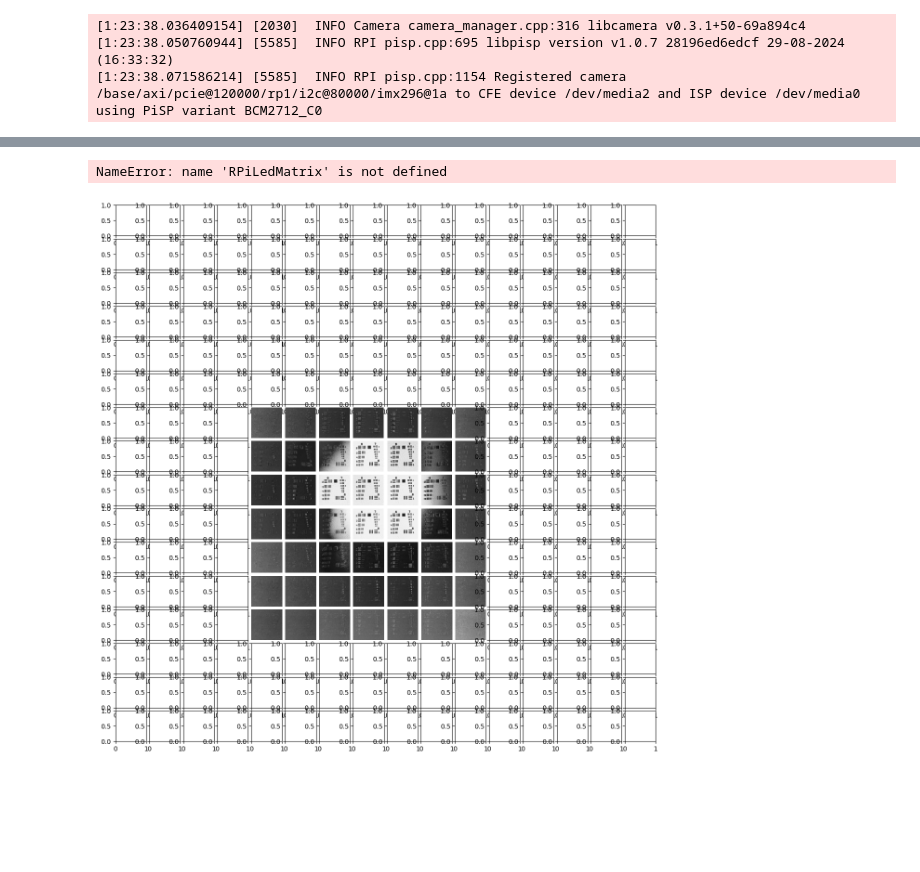
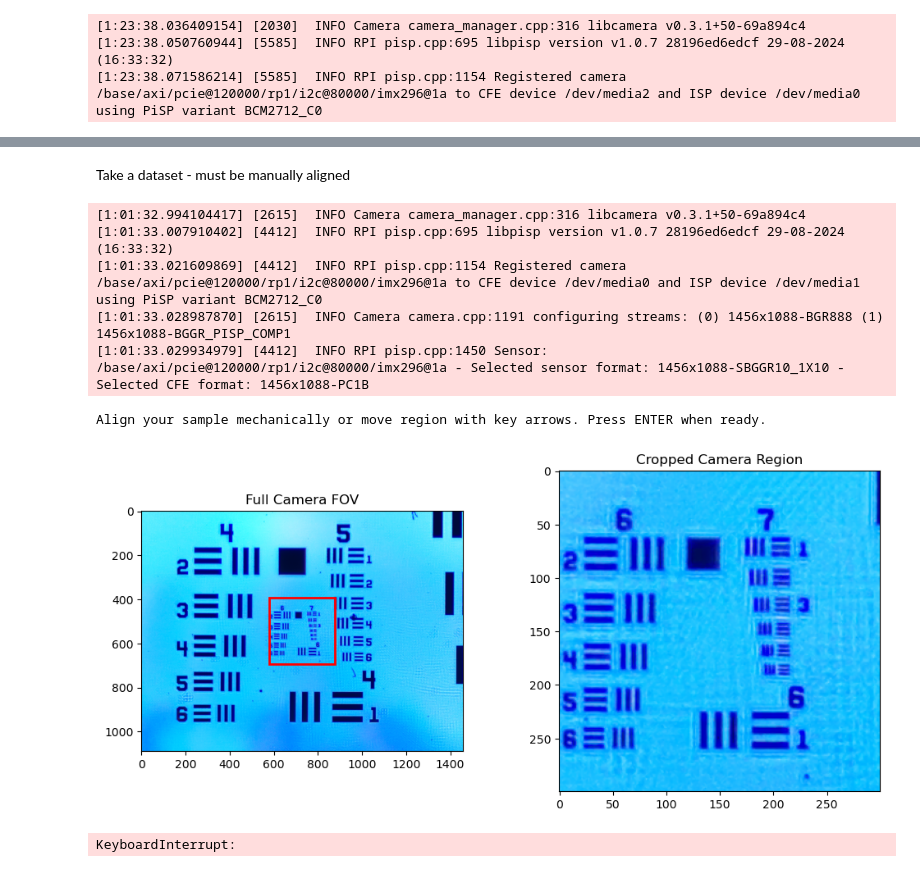
Before and after one commit to willtaylor072/Will_Taylor_FPM_4YP-main, a Jupyter notebook: gather_data.ipynb, the cells around one changed output, grey strips where cells are left out. Cells and saved outputs as stored; diff of their text form; code cells hidden in the pictures; blank space fills up the shorter version.

```diff
--- a/gather_data.ipynb
+++ b/gather_data.ipynb
@@ -163,3 +44,5 @@ def LED_spiral(n, x_offset=0, y_offset=0):
+# %% [markdown]
+Take a dataset - must be manually aligned
 # %%
 # Gather grayscale images for Fourier ptychography
 output_folder = 'data/' # should be an empty folder
@@ -177,56 +60,39 @@ camera = Picamera2()
 still_config = camera.create_still_configuration(main={'size':(1456,1088)}, controls = {'ExposureTime':exposure, "AnalogueGain": 1})
 camera.configure(still_config)
 camera.start()
 
-x,y = LED_spiral(gridSize, x_offset=0, y_offset=0) # generates arrays for x and y to turn on LEDs in spiral pattern
+x,y = fpm.LED_spiral(gridSize, x_offset=0, y_offset=1) # generates arrays for x and y to turn on LEDs in spiral pattern
 
 # # take a brightfield image for comparison
 # led_matrix.show_circle(radius=2, color='white', brightness=1 )
 # time.sleep(1)
 # img_arr = camera.capture_array()[crop_start_y:crop_start_y+crop_size,crop_start_x:crop_start_x+crop_size] # capture and crop
 # img_pil = Image.fromarray(img_arr) # convert to pillow object
 # img_pil_gray = img_pil.convert('L') # convert to grayscale
 # img_path = os.path.join(output_folder, 'brightfield.png') # create path name
 # img_pil_gray.save(img_path, format='PNG') # save as png
 
 # take fpm images
 for i in range(len(x)):
         led_matrix.show_pixel(x[i],y[i],brightness=1)
         time.sleep(0.1) # short pause for LED
         img_arr = camera.capture_array()[crop_start_y:crop_start_y+crop_size,crop_start_x:crop_start_x+crop_size] # capture and crop
         img_pil = Image.fromarray(img_arr) # convert to pillow object
         img_pil_gray = img_pil.convert('L') # convert to grayscale
 
         img_path = os.path.join(output_folder, f'image_{i}.png') # create path name
         img_pil_gray.save(img_path, format='PNG') # save as png
 
 
 led_matrix.off()
 camera.stop()
 camera.close()
 # %% [output]
-NameError: name 'RPiLedMatrix' is not defined
+[1:01:32.994104417] [2615]  INFO Camera camera_manager.cpp:316 libcamera v0.3.1+50-69a894c4
+[1:01:33.007910402] [4412]  INFO RPI pisp.cpp:695 libpisp version v1.0.7 28196ed6edcf 29-08-2024 (16:33:32)
+[1:01:33.021609869] [4412]  INFO RPI pisp.cpp:1154 Registered camera /base/axi/pcie@120000/rp1/i2c@80000/imx296@1a to CFE device /dev/media0 and ISP device /dev/media1 using PiSP variant BCM2712_C0
+[1:01:33.028987870] [2615]  INFO Camera camera.cpp:1191 configuring streams: (0) 1456x1088-BGR888 (1) 1456x1088-BGGR_PISP_COMP1
+[1:01:33.029934979] [4412]  INFO RPI pisp.cpp:1450 Sensor: /base/axi/pcie@120000/rp1/i2c@80000/imx296@1a - Selected sensor format: 1456x1088-SBGGR10_1X10 - Selected CFE format: 1456x1088-PC1B
+Align your sample mechanically or move region with key arrows. Press ENTER when ready.
+[figure, added]
+KeyboardInterrupt:
-# %%
-import numpy as np
-import matplotlib.pyplot as plt
-from PIL import Image
-import os
-
-# Display 16x16 images in a grid
-output_folder = 'data/usaf_2'
-gridSize = 7
-
-x,y = LED_spiral(gridSize,x_offset=0,y_offset=0) # get the coordinates of LEDs
-
-fig, axes = plt.subplots(16, 16, figsize=(15,15))
-fig.subplots_adjust(hspace=0.1, wspace=0.1)
-
-
-for i in range(gridSize*gridSize):
-    image = Image.open(os.path.join(output_folder,f'image_{i}.png'))
-    row = -y[i] -1
-    col = x[i]
-    axes[row,col].imshow(image, cmap='gray')
-    axes[row,col].axis('off')
-# %% [output]
-[figure, removed]
```
Also changed, not shown: parts of 8 cells of this notebook, 32 other files.
